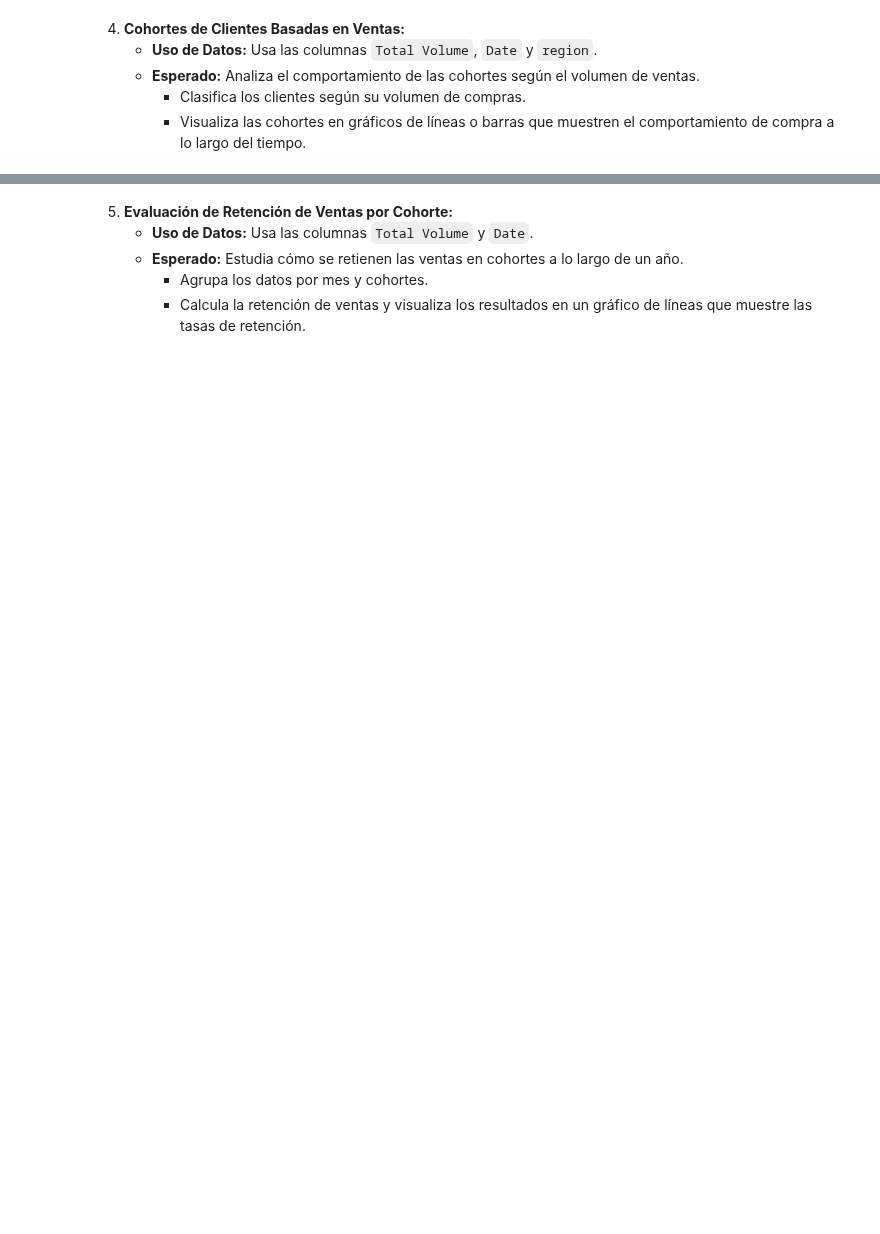
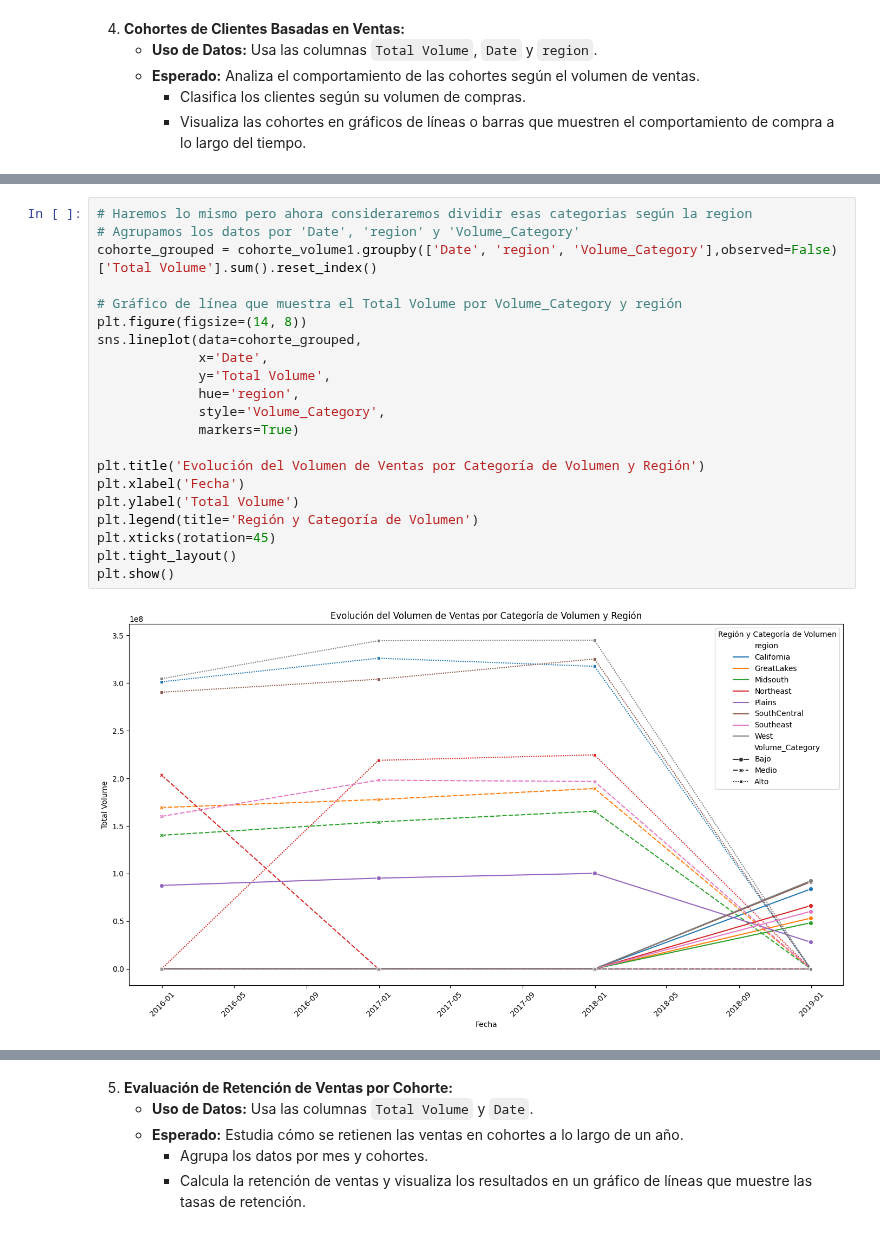
Before and after one commit to albagd77/MAGic-Avocado-TP1, a Jupyter notebook: 04_analisis_cohortes.ipynb, the cells around one changed output, grey strips where cells are left out. Cells and saved outputs as stored; diff of their text form; blank space fills up the shorter version.

```diff
--- a/04_analisis_cohortes.ipynb
+++ b/04_analisis_cohortes.ipynb
@@ -185,0 +316,23 @@ plt.legend(title='Total Volume por Trimestres', loc='upper left', bbox_to_anchor
+# %%
+# Haremos lo mismo pero ahora consideraremos dividir esas categorias según la region
+# Agrupamos los datos por 'Date', 'region' y 'Volume_Category'
+cohorte_grouped = cohorte_volume1.groupby(['Date', 'region', 'Volume_Category'],observed=False)['Total Volume'].sum().reset_index()
+
+# Gráfico de línea que muestra el Total Volume por Volume_Category y región
+plt.figure(figsize=(14, 8))
+sns.lineplot(data=cohorte_grouped,
+             x='Date',
+             y='Total Volume',
+             hue='region',
+             style='Volume_Category',
+             markers=True)
+
+plt.title('Evolución del Volumen de Ventas por Categoría de Volumen y Región')
+plt.xlabel('Fecha')
+plt.ylabel('Total Volume')
+plt.legend(title='Región y Categoría de Volumen')
+plt.xticks(rotation=45)
+plt.tight_layout()
+plt.show()
+# %% [output]
+[figure, added]
```
Also changed, not shown: parts of 15 cells of this notebook.
